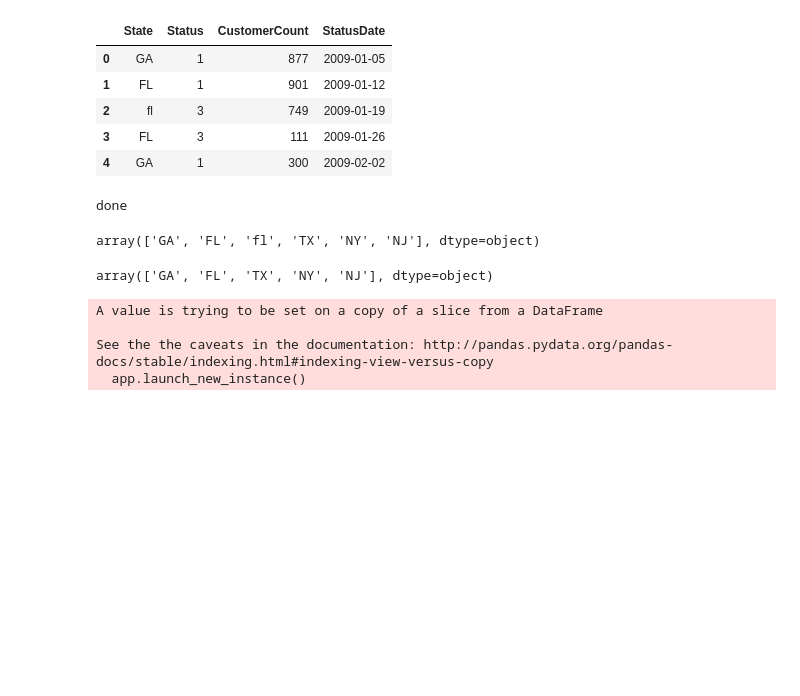
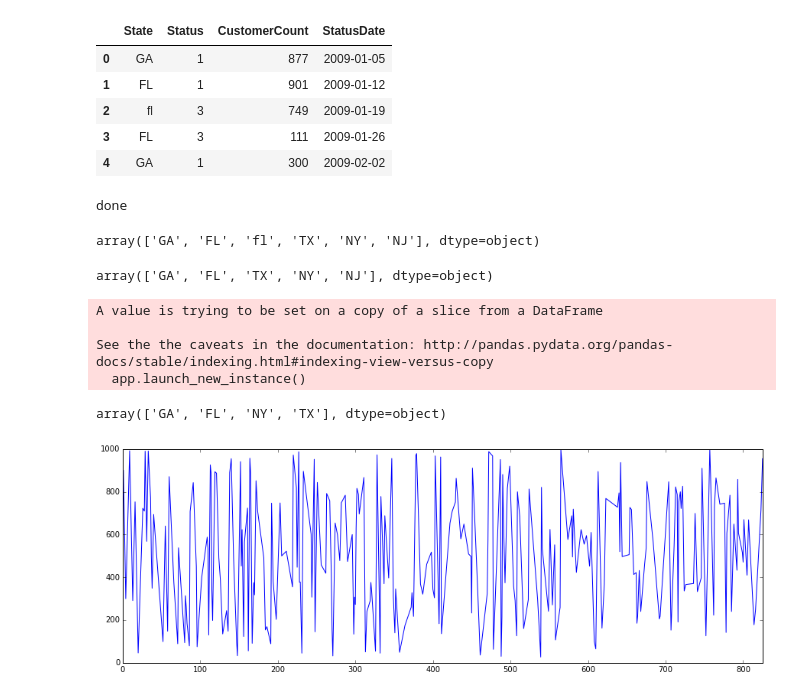
Before and after one commit to nickedes/Baby-science, a Jupyter notebook: Lessons/Untitled.ipynb, the cells around one changed output. Drawn from its saved outputs; the diff is of its cells as text; code cells hidden in the pictures; blank space fills up the shorter version.

```diff
--- a/Lessons/Untitled.ipynb
+++ b/Lessons/Untitled.ipynb
@@ -92,3 +92,11 @@ A value is trying to be set on a copy of a slice from a DataFrame
 
 See the the caveats in the documentation: http://pandas.pydata.org/pandas-docs/stable/indexing.html#indexing-view-versus-copy
   app.launch_new_instance()
+# %%
+df['State'].unique()
+# %% [output]
+array(['GA', 'FL', 'NY', 'TX'], dtype=object)
+# %%
+df['CustomerCount'].plot(figsize=(15,5));
+# %% [output]
+[figure, added]
```
Also changed, not shown: parts of 11 cells of this notebook.
